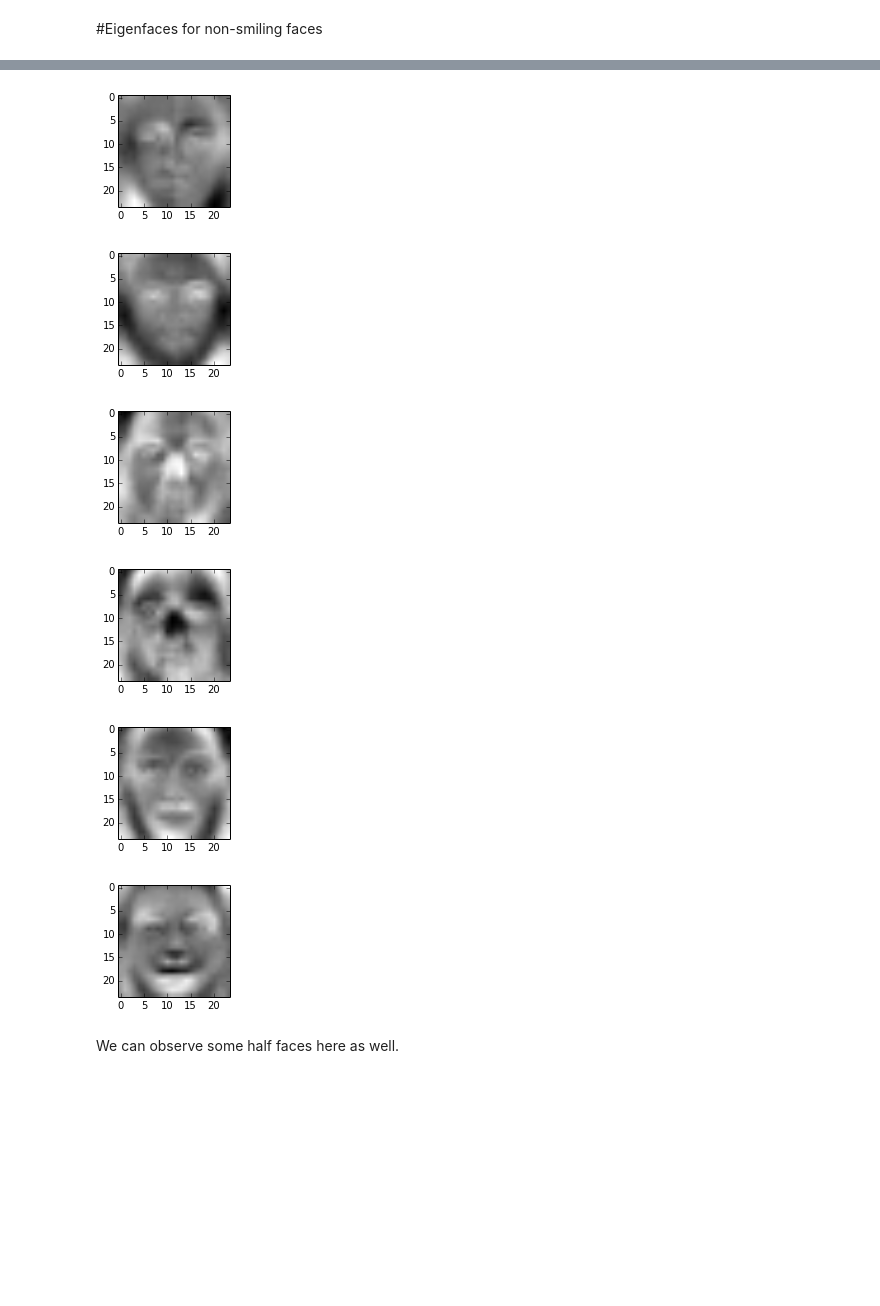
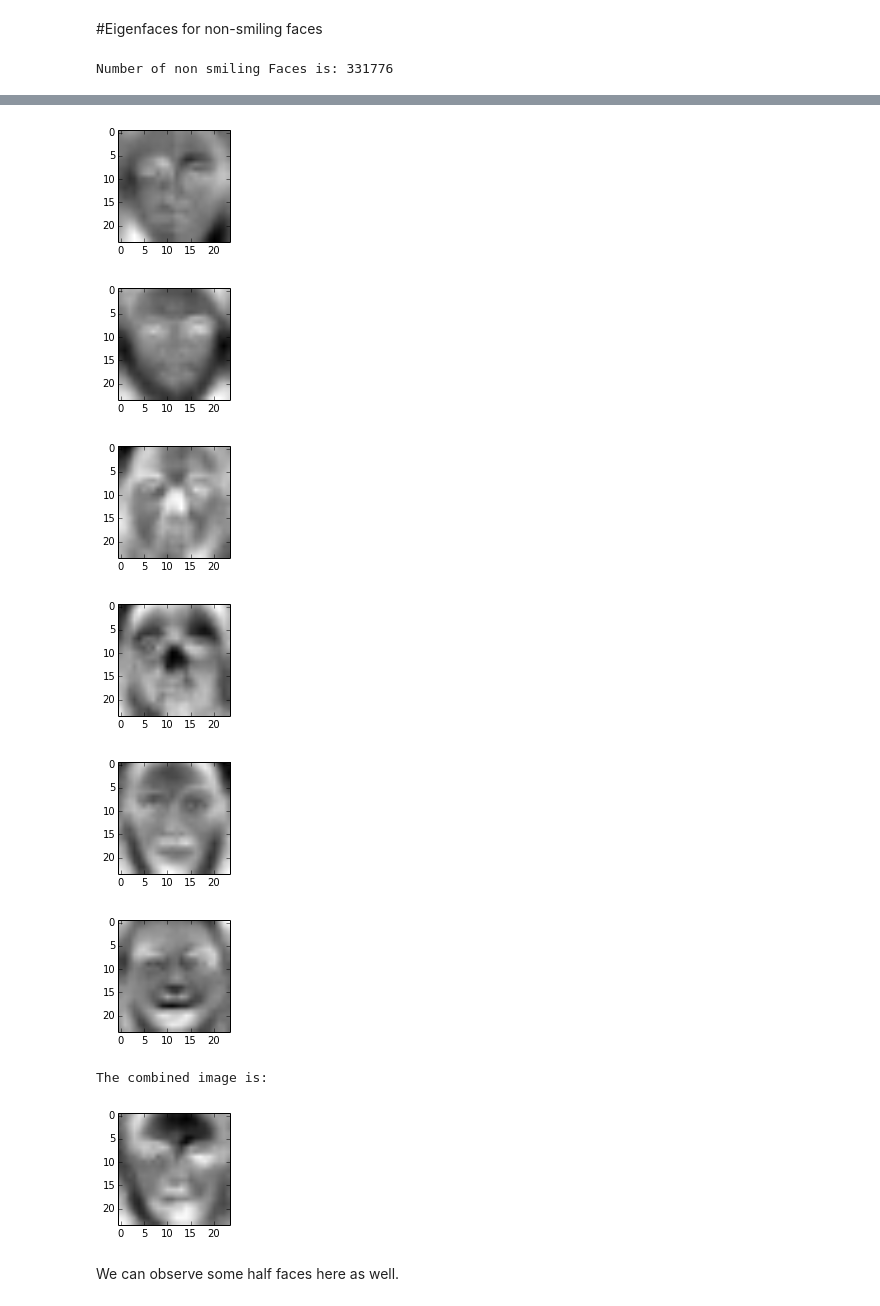
Before and after one commit to ArkAung/Eigenfaces, a Jupyter notebook: Eigenfaces.ipynb, the cells around one changed output, grey strips where cells are left out. Saved outputs shown, nothing was run; the diff lists cells and outputs as text; code cells hidden in the pictures; blank space fills up the shorter version.

```diff
--- a/Eigenfaces.ipynb
+++ b/Eigenfaces.ipynb
@@ -67,26 +76,37 @@ The 2nd picture, 5th, 6th and 7th seem like combination of two half faces
 #Eigenfaces for non-smiling faces
 # %%
     nonsmilingFaces, nonsmilingLabels = filterFaces(trainingFaces, trainingLabels, 'nonsmile')
-    eigFaces = genEigVectors(nonsmilingFaces)
+    eigNonSmilingFaces = genEigVectors(nonsmilingFaces)
+
+    print "Number of non smiling Faces is:", eigNonSmilingFaces.size
 
     num_images = 10
 
+    aggregateMat = np.zeros((24,24))
     for i in range(num_images):
-        reshaped_eigFaces = np.reshape(eigFaces[:,i],(24,24))
+        reshaped_eigFaces = np.reshape(eigNonSmilingFaces[:,i],(24,24))
         real_reshaped = np.real(reshaped_eigFaces)
+        aggregateMat += real_reshaped
         plt.figure(figsize=(100,2))
         plt.show(plt.imshow(real_reshaped, cmap='gray'))
+
+    print("The combined image is:\n")
+    plt.figure(figsize=(100,2))
+    plt.show(plt.imshow(aggregateMat, cmap='gray'))
 # %% [output]
+Number of non smiling Faces is: 331776
 [figure]
 [figure]
 [figure]
 [figure]
 [figure]
 [figure]
 [figure]
 [figure]
 [figure]
 [figure]
+The combined image is:
+[figure, added]
 # %% [markdown]
 We can observe some half faces here as well.
 # %% [markdown]
```
Also changed, not shown: parts of 1 cell of this notebook.
